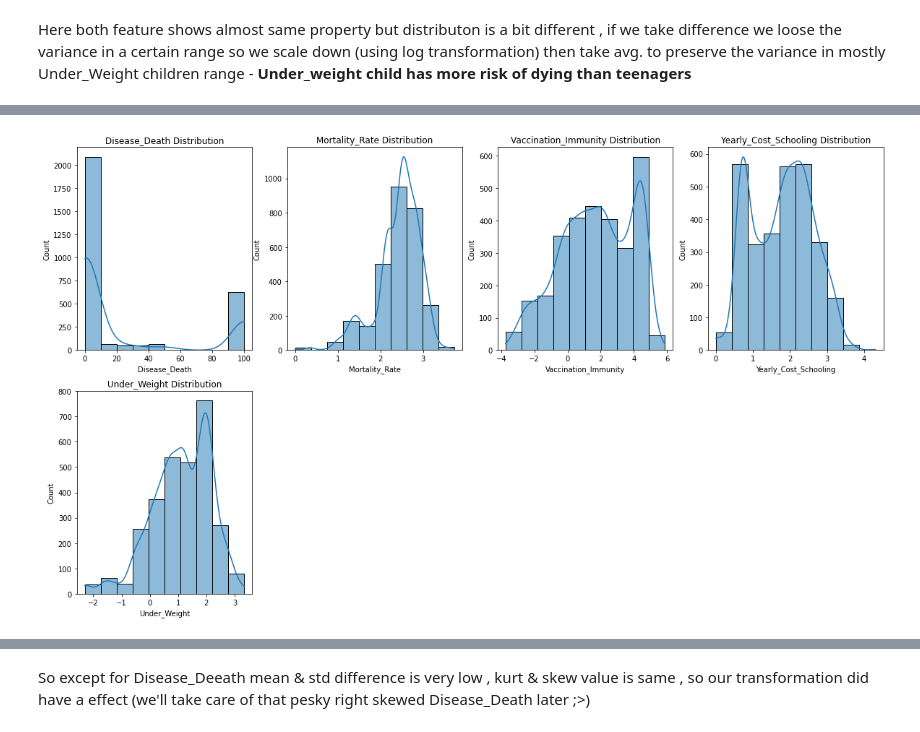
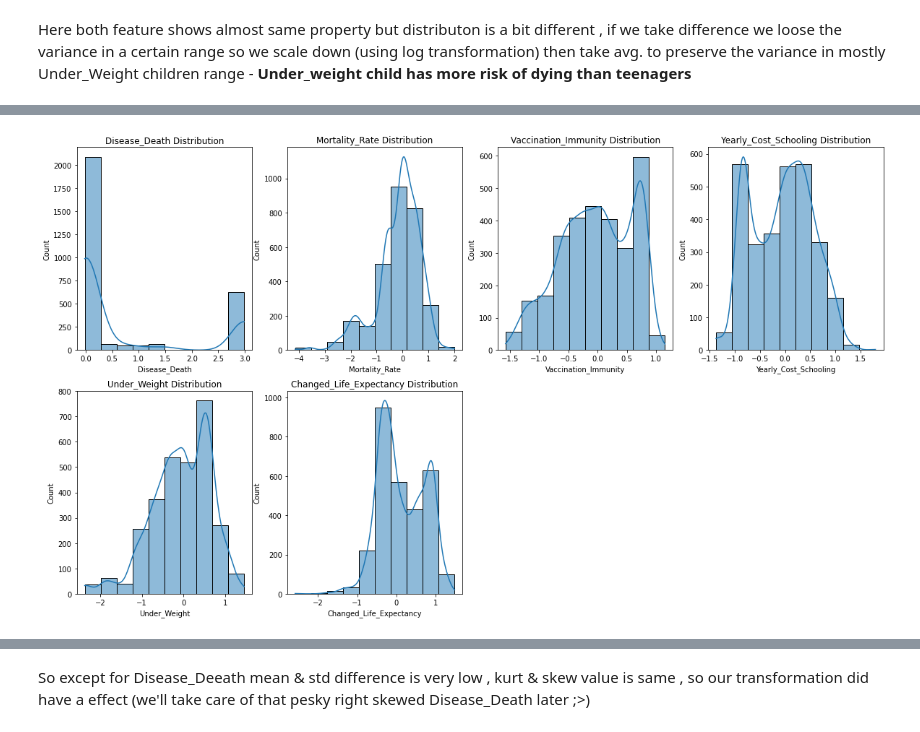
Before and after one commit to Pritam3355/Kaggle-, a Jupyter notebook: Life_Expectancy_WHO_Feature_Engineering/feature-creation-r2-score-98.ipynb, the cells around one changed output, grey strips where cells are left out. Cells and saved outputs as stored; diff of their text form; code cells hidden in the pictures.

```diff
--- a/Life_Expectancy_WHO_Feature_Engineering/feature-creation-r2-score-98.ipynb
+++ b/Life_Expectancy_WHO_Feature_Engineering/feature-creation-r2-score-98.ipynb
@@ -436,11 +424,10 @@ dtype: int64
 # %% [markdown]
 Before removing outliers , let's check distributions of other features too
 # %%
-col=['Year','Life_Expectancy', 'Adult_Mortality',
-       'Infant_Deaths', 'Alcohol', 'Percentage_Expenditure', 'Hepatitis_B',
-       'Measles', 'BMI', 'Under-Five_Deaths', 'Polio', 'Total_Expenditure',
-       'Diphtheria', 'HIV_AIDS', 'GDP', 'Population', 'Thinness_1-19_Years',
-       'Thinness_5-9_Years', 'ICR', 'Schooling']
+col=['Year','Life_Expectancy', 'Adult_Mortality','Infant_Deaths', 'Alcohol', 'Percentage_Expenditure',
+     'Hepatitis_B','Measles', 'BMI', 'Under-Five_Deaths', 'Polio', 'Total_Expenditure',
+     'Diphtheria', 'HIV_AIDS', 'GDP', 'Population', 'Thinness_1-19_Years','Thinness_5-9_Years',
+     'ICR', 'Schooling']
 dic={}
 #map an integer to each column value, which will be used in subplot selection
 for i in range(len(col)):
@@ -531,0 +534,12 @@ df['Under_Weight']=(np.log(df['Thinness_1-19_Years'])+np.log(df['Thinness_5-9_Ye
+# %%
+df['Changed_Life_Expectancy']=df['Life_Expectancy']
+df.loc[(df['BMI']>30) & (df['Alcohol']>2.5),'Changed_Life_Expectancy']=df['Life_Expectancy']*(1-0.34)
+# %%
+df['Changed_Life_Expectancy']=np.log(df['Changed_Life_Expectancy'])
+# %%
+from sklearn.preprocessing import RobustScaler
+scaler=RobustScaler()
+df_new=df
+df_new.drop(['Country','Year','Status'],axis=1,inplace=True)
+df_robust_scaler=pd.DataFrame(scaler.fit_transform(df_new),columns=df_new.columns)
+df_robust_scaler.head(5)
@@ -532,19 +553,19 @@ df['Under_Weight']=(np.log(df['Thinness_1-19_Years'])+np.log(df['Thinness_5-9_Ye
 # %%
-col=['Disease_Death','Mortality_Rate', 'Vaccination_Immunity','Yearly_Cost_Schooling','Under_Weight']
+col=['Disease_Death','Mortality_Rate', 'Vaccination_Immunity','Yearly_Cost_Schooling','Under_Weight','Changed_Life_Expectancy']
 dic={}
 for i in range(len(col)):
     dic[col[i]]=i+1
 
 #set plot size
 plt.figure(figsize=(20,30))
 
 for key,val in dic.items():
     plt.subplot(5,4,val)
-    sns.histplot(x=df[key],data=df,bins=10,kde=True)
+    sns.histplot(x=df_robust_scaler[key],data=df_robust_scaler,bins=10,kde=True)
     plt.xlabel(key)
     plt.title(key+' Distribution')
 
 plt.show()
 # %% [output]
-[figure, old version]
+[figure, new version]
 # %%
```
Also changed, not shown: parts of 55 cells of this notebook.
